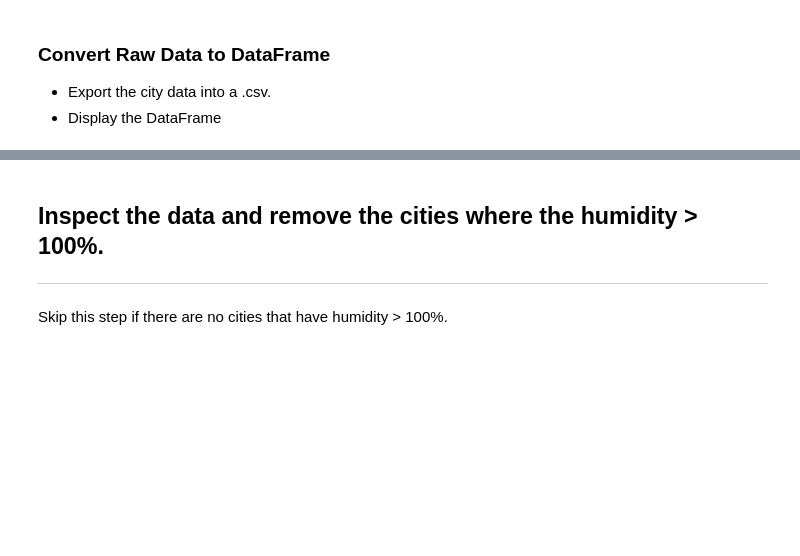
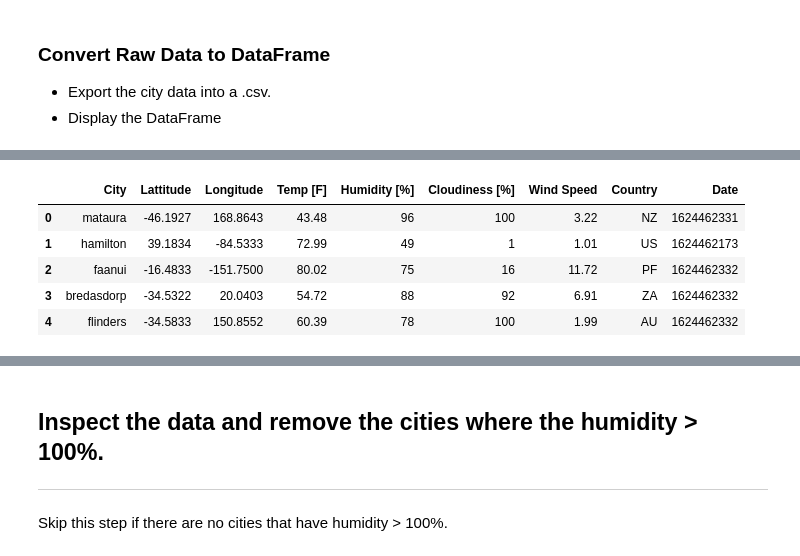
Before and after one commit to DownOnTheFarm/Python-API-Homework, a Jupyter notebook: starter_code/WeatherPy.ipynb, the cells around one changed output, grey strips where cells are left out. Saved outputs shown, nothing was run; the diff lists cells and outputs as text; code cells hidden in the pictures; blank space fills up the shorter version.

```diff
--- a/starter_code/WeatherPy.ipynb
+++ b/starter_code/WeatherPy.ipynb
@@ -74,0 +56,38 @@ Data Retrieval Complete
+# %%
+lat=[]
+lng=[]
+temp = []
+humidity = []
+cloudiness =[]
+wind_speed = []
+country = []
+date = []
+city_new = []
+index = 0
+
+url_base = "http://api.openweathermap.org/data/2.5/weather?"
+
+print('Begin Info Retreival')
+
+for city in cities: #['jamestown']
+
+    try:
+        url = url_base + "appid=" + weather_api_key + "&q=" + city + '&units=imperial'
+
+        data = requests.get(url).json()
+
+        lat.append(data['coord']['lat'])
+        lng.append(data['coord']['lon'])
+        temp.append(data['main']['temp_max'])
+        humidity.append(data['main']['humidity'])
+        cloudiness.append(data['clouds']['all']) #cloudiness in %
+        wind_speed.append(data['wind']['speed'])
+        country.append(data['sys']['country'])
+        date.append(data['dt'])
+        city_new.append(city)
+
+        print(f'{city} of lat {lat[index]} & {lng[index]} has temperature {temp[index]} F and humidity {humidity[index]} %')
+#         pprint(data)
+        index = index + 1
+    except:
+        print(f'{city} not availble in Weather API')
@@ -87,2 +116,16 @@ Data Retrieval Complete
+# %%
+weatherpy_df = pd.DataFrame({'City': city_new, 'Lattitude': lat, 'Longitude': lng, 'Temp [F]': temp, 'Humidity [%]': humidity,
+                   'Cloudiness [%]': cloudiness, 'Wind Speed': wind_speed, 'Country': country, 'Date': date})
+
+weatherpy_df.to_csv("Cities_data.csv", index=False, header=True)
+
+weatherpy_df.head()
+# %% [output]
+|  | City | Lattitude | Longitude | Temp [F] | Humidity [%] | Cloudiness [%] | Wind Speed | Country | Date |
+| 0 | mataura | -46.1927 | 168.8643 | 43.48 | 96 | 100 | 3.22 | NZ | 1624462331 |
+| 1 | hamilton | 39.1834 | -84.5333 | 72.99 | 49 | 1 | 1.01 | US | 1624462173 |
+| 2 | faanui | -16.4833 | -151.7500 | 80.02 | 75 | 16 | 11.72 | PF | 1624462332 |
+| 3 | bredasdorp | -34.5322 | 20.0403 | 54.72 | 88 | 92 | 6.91 | ZA | 1624462332 |
+| 4 | flinders | -34.5833 | 150.8552 | 60.39 | 78 | 100 | 1.99 | AU | 1624462332 |
 # %%
 # %% [output]
```
Also changed, not shown: parts of 11 cells of this notebook, 13 other files.
